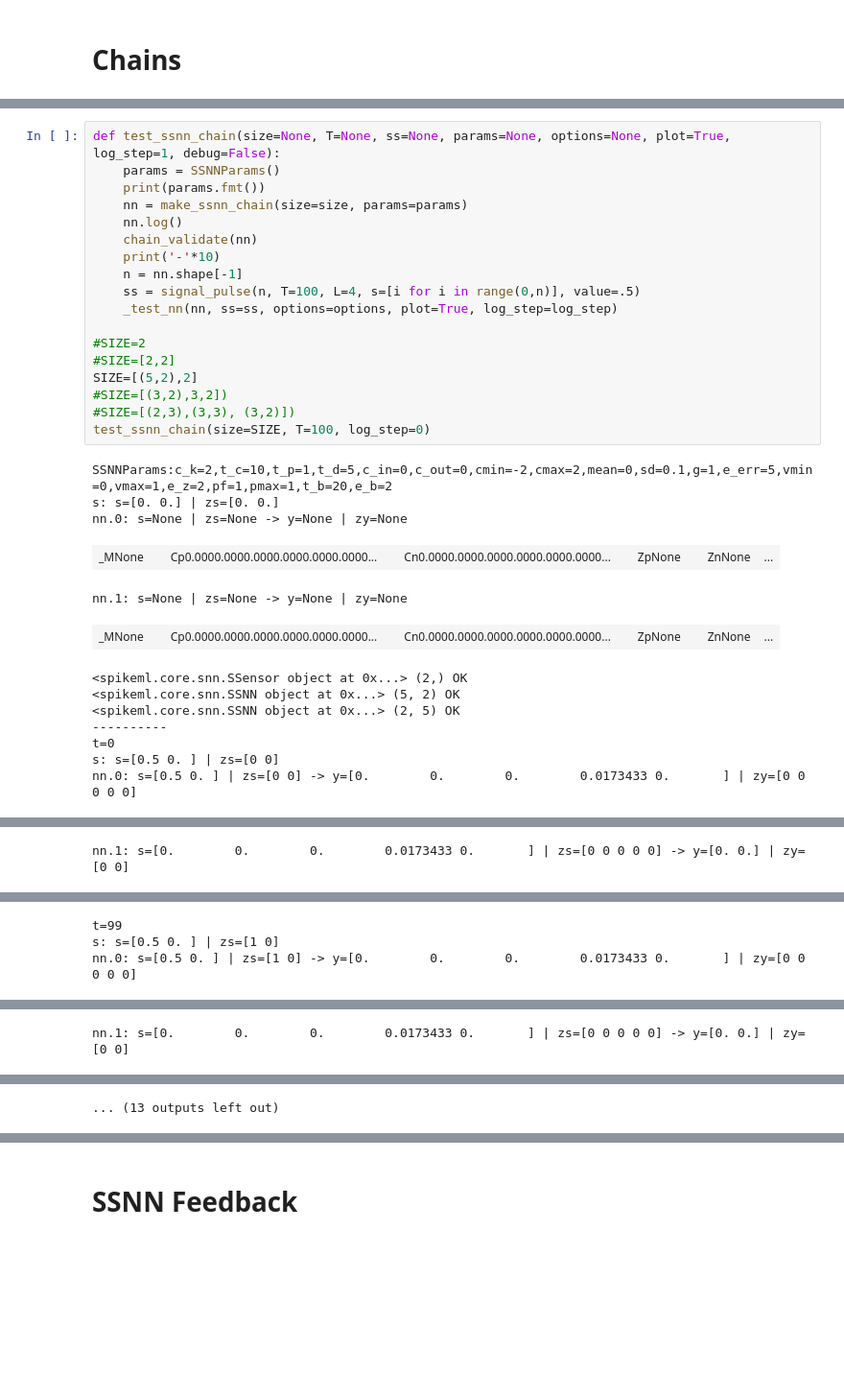
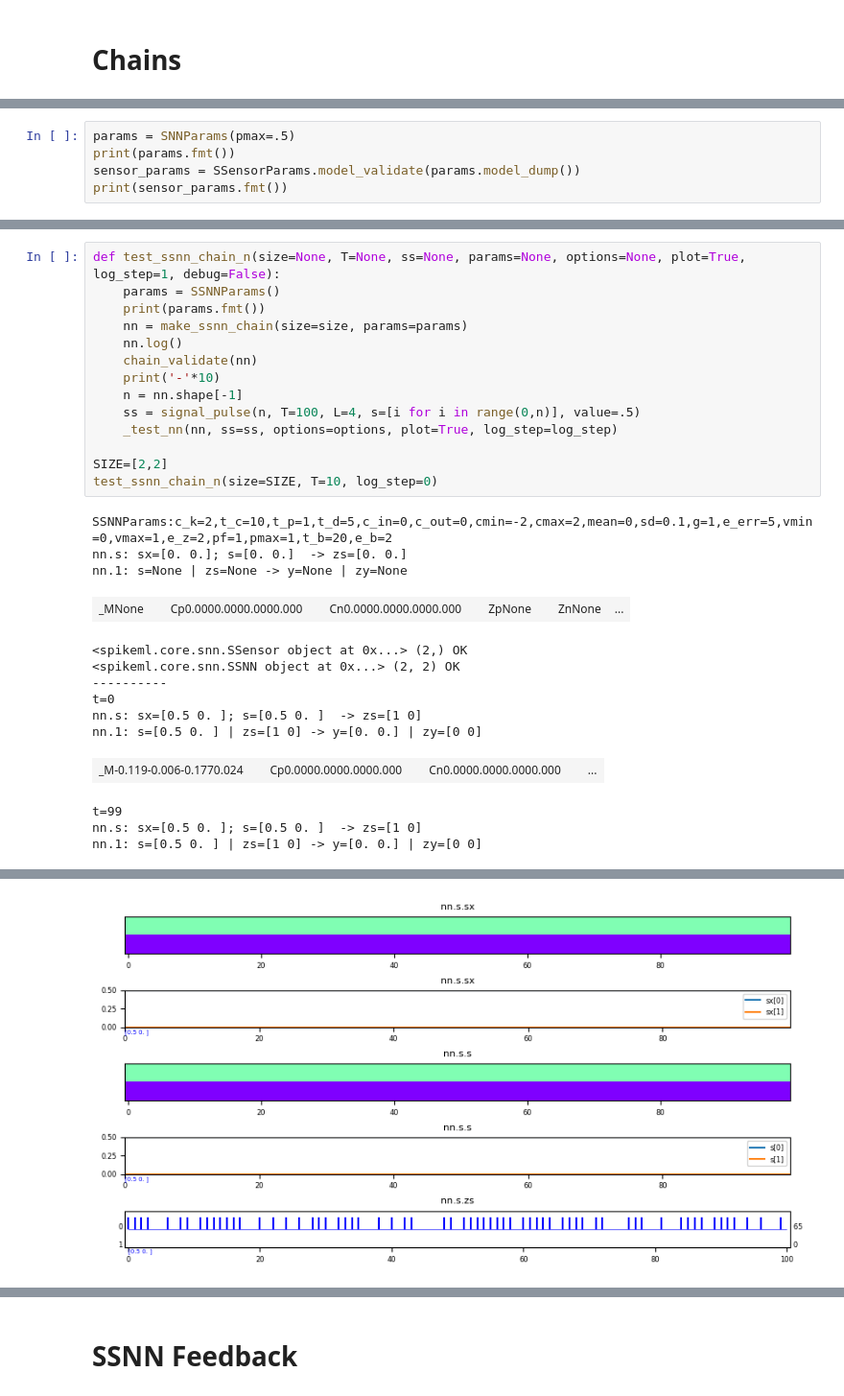
Before and after one commit to einnovator/spikeml, a Jupyter notebook: nb/snn.ipynb, the cells around one changed output, grey strips where cells are left out. Shown at 96% size. Drawn from its saved outputs; the diff is of its cells as text; blank space fills up the shorter version.

Commit message:
add: SSensor upscale

```diff
--- a/nb/snn.ipynb
+++ b/nb/snn.ipynb
@@ -524,0 +541,5 @@ NameError: name 'nn' is not defined
+# %%
+params = SNNParams(pmax=.5)
+print(params.fmt())
+sensor_params = SSensorParams.model_validate(params.model_dump())
+print(sensor_params.fmt())
@@ -566,34 +642,31 @@ nn.1: s=[0. 0. 0. 0. 0.] | zs=[0 0 0 0 0] ; r=[-0.00120775 -0.00137749] -> x=[0.
 | _MNone |  | Cp0.0000.0000.0000.0000.0000.0000... |  | Cn0.0000.0000.0000.0000.0000.0000... |  | Zp0.0000.0000.0000.0000.0000.0000... |  | ... |
 ... (16 outputs left out)
 # %%
-def test_ssnn_chain(size=None, T=None, ss=None, params=None, options=None, plot=True, log_step=1, debug=False):
+def test_ssnn_chain_n(size=None, T=None, ss=None, params=None, options=None, plot=True, log_step=1, debug=False):
     params = SSNNParams()
     print(params.fmt())
     nn = make_ssnn_chain(size=size, params=params)
     nn.log()
     chain_validate(nn)
     print('-'*10)
     n = nn.shape[-1]
     ss = signal_pulse(n, T=100, L=4, s=[i for i in range(0,n)], value=.5)
     _test_nn(nn, ss=ss, options=options, plot=True, log_step=log_step)
 
-#SIZE=2
-#SIZE=[2,2]
-SIZE=[(5,2),2]
-#SIZE=[(3,2),3,2])
-#SIZE=[(2,3),(3,3), (3,2)])
-test_ssnn_chain(size=SIZE, T=100, log_step=0)
+SIZE=[2,2]
+test_ssnn_chain_n(size=SIZE, T=10, log_step=0)
 # %% [output]
 SSNNParams:c_k=2,t_c=10,t_p=1,t_d=5,c_in=0,c_out=0,cmin=-2,cmax=2,mean=0,sd=0.1,g=1,e_err=5,vmin=0,vmax=1,e_z=2,pf=1,pmax=1,t_b=20,e_b=2
-s: s=[0. 0.] | zs=[0. 0.]
-nn.0: s=None | zs=None -> y=None | zy=None
+nn.s: sx=[0. 0.]; s=[0. 0.]  -> zs=[0. 0.]
+nn.1: s=None | zs=None -> y=None | zy=None
-| _MNone |  | Cp0.0000.0000.0000.0000.0000.0000... |  | Cn0.0000.0000.0000.0000.0000.0000... |  | ZpNone |  | ZnNone | ... |
+| _MNone |  | Cp0.0000.0000.0000.000 |  | Cn0.0000.0000.0000.000 |  | ZpNone |  | ZnNone | ... |
-nn.1: s=None | zs=None -> y=None | zy=None
+<spikeml.core.snn.SSensor object at 0x...> (2,) OK
+<spikeml.core.snn.SSNN object at 0x...> (2, 2) OK
+----------
+t=0
+nn.s: sx=[0.5 0. ]; s=[0.5 0. ]  -> zs=[1 0]
+nn.1: s=[0.5 0. ] | zs=[1 0] -> y=[0. 0.] | zy=[0 0]
-| _MNone |  | Cp0.0000.0000.0000.0000.0000.0000... |  | Cn0.0000.0000.0000.0000.0000.0000... |  | ZpNone |  | ZnNone | ... |
+| _M-0.119-0.006-0.1770.024 |  | Cp0.0000.0000.0000.000 |  | Cn0.0000.0000.0000.000 |  | ... |
-<spikeml.core.snn.SSensor object at 0x...> (2,) OK
-<spikeml.core.snn.SSNN object at 0x...> (5, 2) OK
-<spikeml.core.snn.SSNN object at 0x...> (2, 5) OK
-----------
-t=0
-s: s=[0.5 0. ] | zs=[0 0]
-nn.0: s=[0.5 0. ] | zs=[0 0] -> y=[0.        0.        0.        0.0173433 0.       ] | zy=[0 0 0 0 0]
+t=99
+nn.s: sx=[0.5 0. ]; s=[0.5 0. ]  -> zs=[1 0]
+nn.1: s=[0.5 0. ] | zs=[1 0] -> y=[0. 0.] | zy=[0 0]
@@ -601 +673,0 @@ nn.0: s=[0.5 0. ] | zs=[0 0] -> y=[0.        0.        0.        0.0173433 0.
-nn.1: s=[0.        0.        0.        0.0173433 0.       ] | zs=[0 0 0 0 0] -> y=[0. 0.] | zy=[0 0]
@@ -603,3 +673,0 @@ nn.1: s=[0.        0.        0.        0.0173433 0.       ] | zs=[0 0 0 0 0] ->
-t=99
-s: s=[0.5 0. ] | zs=[1 0]
-nn.0: s=[0.5 0. ] | zs=[1 0] -> y=[0.        0.        0.        0.0173433 0.       ] | zy=[0 0 0 0 0]
@@ -607 +673,0 @@ nn.0: s=[0.5 0. ] | zs=[1 0] -> y=[0.        0.        0.        0.0173433 0.
-nn.1: s=[0.        0.        0.        0.0173433 0.       ] | zs=[0 0 0 0 0] -> y=[0. 0.] | zy=[0 0]
@@ -609 +674 @@ nn.1: s=[0.        0.        0.        0.0173433 0.       ] | zs=[0 0 0 0 0] ->
-... (13 outputs left out)
+[figure, added]
```
Also changed, not shown: parts of 17 cells of this notebook, 7 other files.
